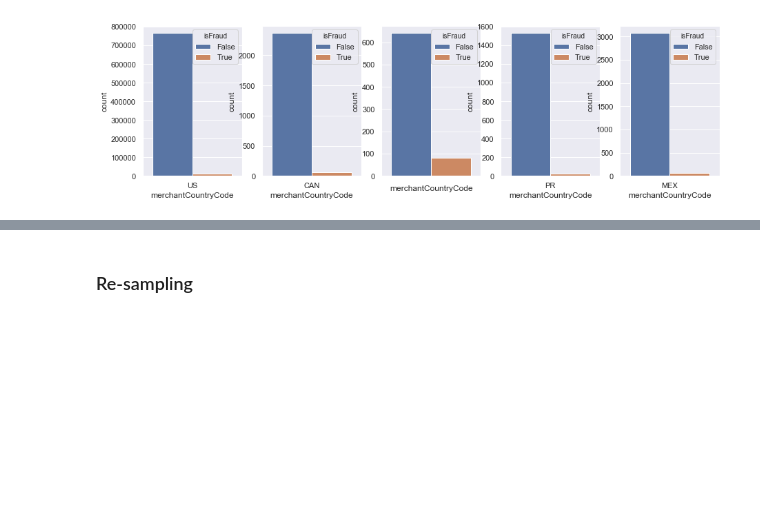
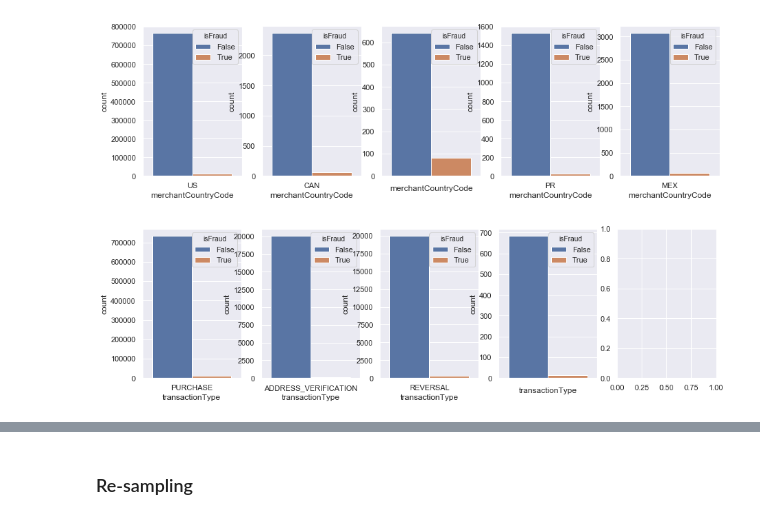
Before and after one commit to sami001/credit-transaction-fraud-detection, a Jupyter notebook: DataScienceChallenge-CardTransactions.ipynb, the cells around one changed output, grey strips where cells are left out. Cells and saved outputs as stored; diff of their text form; code cells hidden in the pictures; blank space fills up the shorter version.

```diff
--- a/DataScienceChallenge-CardTransactions.ipynb
+++ b/DataScienceChallenge-CardTransactions.ipynb
@@ -301,6 +348,17 @@ for index, value in enumerate(df['merchantCountryCode'].unique()):
 fig.show()
 # %% [output]
 [figure]
+# %%
+col = 'transactionType'
+
+fig, ax = plt.subplots(1, 5)
+sns.set(rc={'figure.figsize':(15, df[col].nunique())})
+
+for index, value in enumerate(df[col].unique()):
+    sns.countplot(x=col, hue='isFraud', data=df[df[col]== value], ax=ax[index])
+fig.show()
+# %% [output]
+[figure, added]
 # %%
 print(df.columns)
 # %% [output]
```
Also changed, not shown: parts of 19 cells of this notebook.
